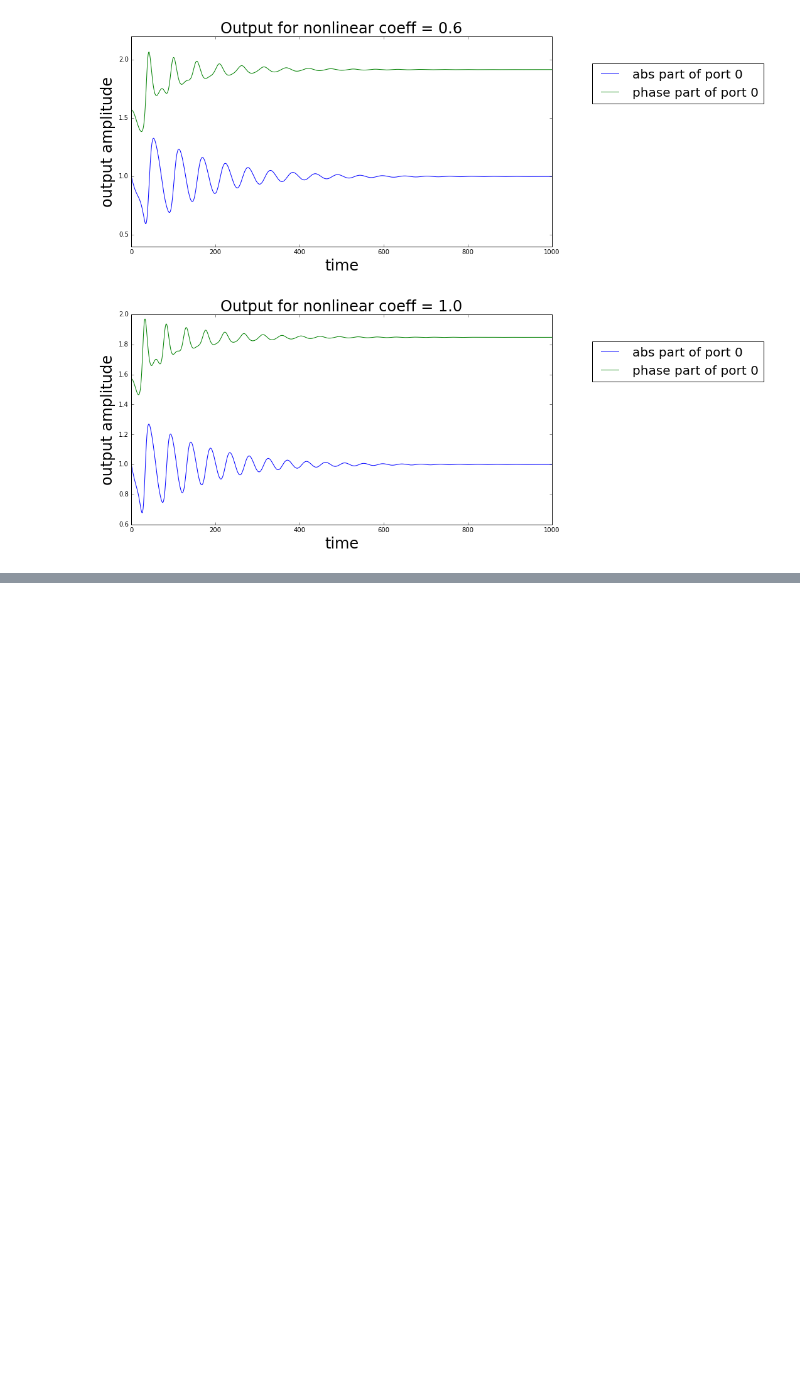
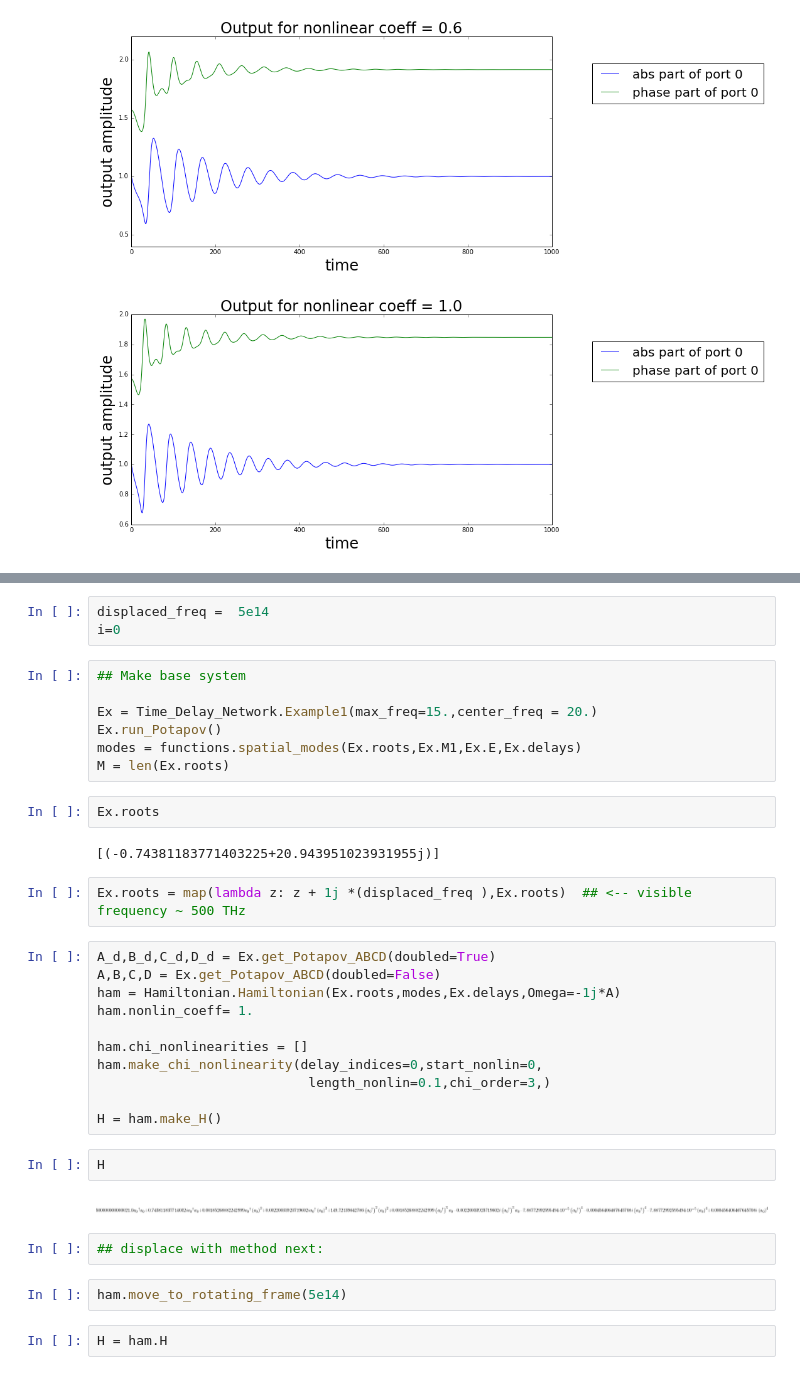
Before and after one commit to tabakg/potapov_interpolation, a Jupyter notebook: Time_Sims_nonlin_testing_and_comments.ipynb, the cells around one changed output, grey strips where cells are left out. Drawn from its saved outputs; the diff is of its cells as text; blank space fills up the shorter version.

```diff
--- a/Time_Sims_nonlin_testing_and_comments.ipynb
+++ b/Time_Sims_nonlin_testing_and_comments.ipynb
@@ -404,0 +407,37 @@ for nonlin_coeff in nonlin_coeffs_list:
+# %%
+displaced_freq =  5e14
+i=0
+# %%
+## Make base system
+
+Ex = Time_Delay_Network.Example1(max_freq=15.,center_freq = 20.)
+Ex.run_Potapov()
+modes = functions.spatial_modes(Ex.roots,Ex.M1,Ex.E,Ex.delays)
+M = len(Ex.roots)
+# %%
+Ex.roots
+# %% [output]
+[(-0.74381183771403225+20.943951023931955j)]
+# %%
+Ex.roots = map(lambda z: z + 1j *(displaced_freq ),Ex.roots)  ## <-- visible frequency ~ 500 THz
+# %%
+A_d,B_d,C_d,D_d = Ex.get_Potapov_ABCD(doubled=True)
+A,B,C,D = Ex.get_Potapov_ABCD(doubled=False)
+ham = Hamiltonian.Hamiltonian(Ex.roots,modes,Ex.delays,Omega=-1j*A)
+ham.nonlin_coeff= 1.
+
+ham.chi_nonlinearities = []
+ham.make_chi_nonlinearity(delay_indices=0,start_nonlin=0,
+                           length_nonlin=0.1,chi_order=3,)
+
+H = ham.make_H()
+# %%
+H
+# %% [output]
+[figure, added]
+# %%
+## displace with method next:
+# %%
+ham.move_to_rotating_frame(5e14)
+# %%
+H = ham.H
```
Also changed, not shown: parts of 13 cells of this notebook, 2 other files.
